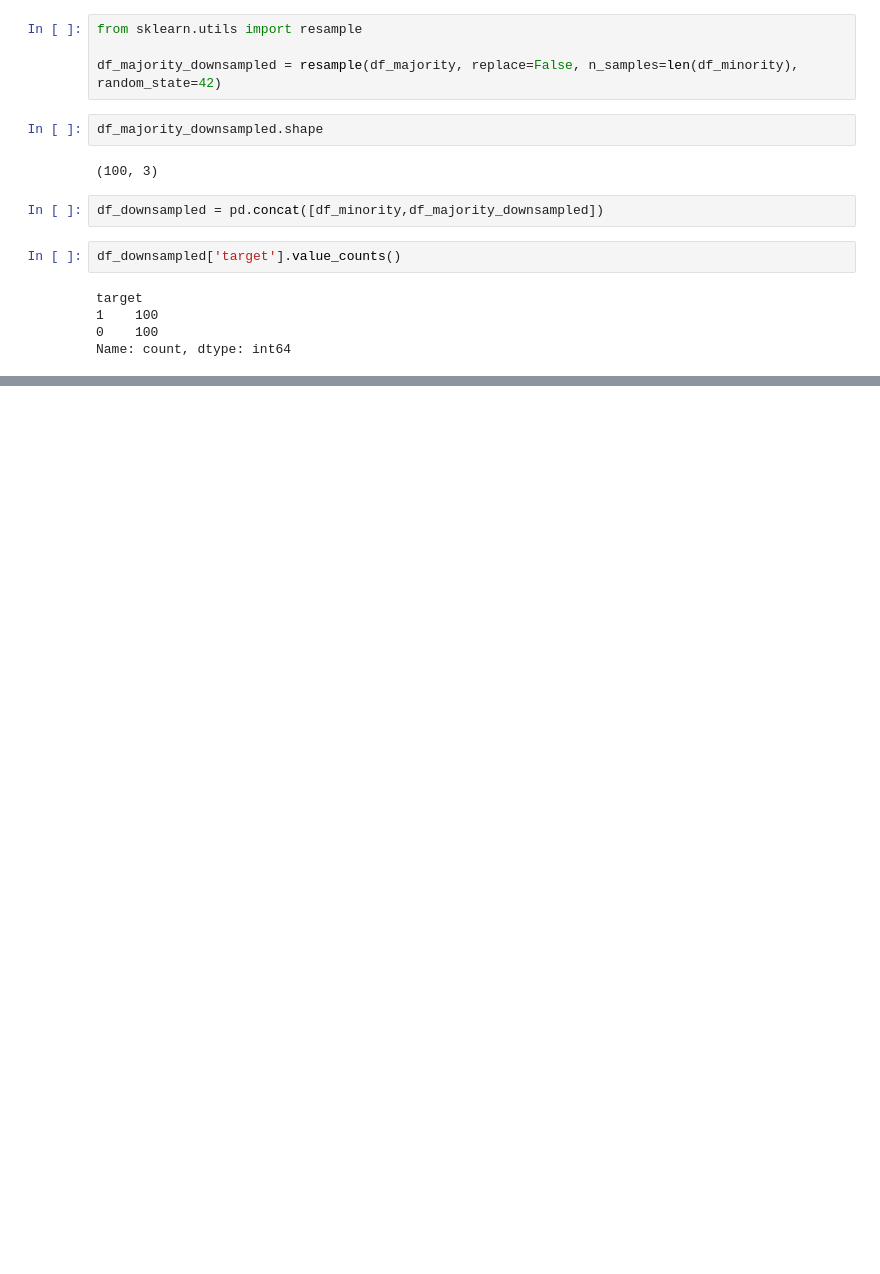
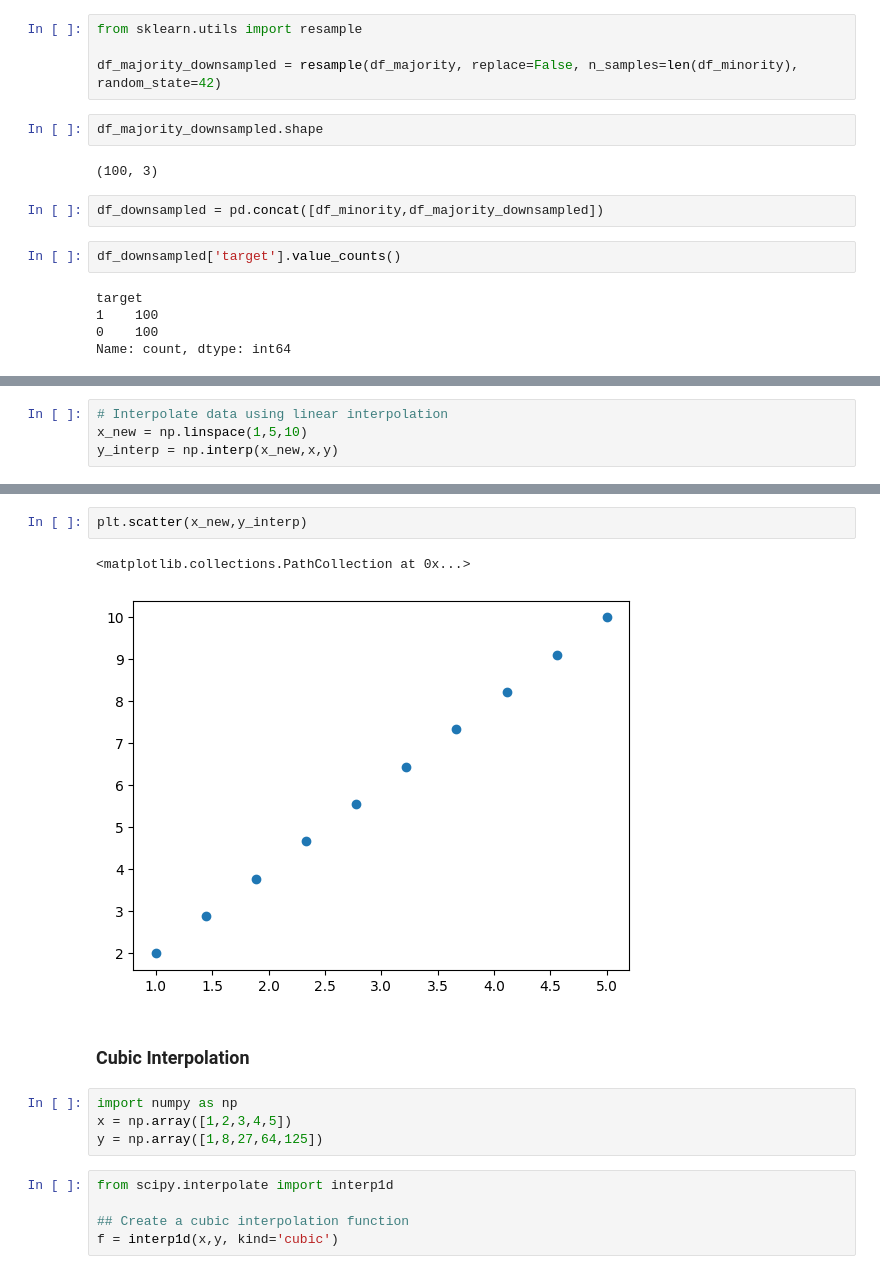
Before and after one commit to prshntshinde/pw-datascience, a Jupyter notebook: practice_sessions/machine-learning/ml-ses1.ipynb, the cells around one changed output, grey strips where cells are left out. Drawn from its saved outputs; the diff is of its cells as text; blank space fills up the shorter version.

```diff
--- a/practice_sessions/machine-learning/ml-ses1.ipynb
+++ b/practice_sessions/machine-learning/ml-ses1.ipynb
@@ -315,0 +408,4 @@ Name: count, dtype: int64
+# %%
+# Interpolate data using linear interpolation
+x_new = np.linspace(1,5,10)
+y_interp = np.interp(x_new,x,y)
@@ -315,0 +417,16 @@ Name: count, dtype: int64
+# %%
+plt.scatter(x_new,y_interp)
+# %% [output]
+<matplotlib.collections.PathCollection at 0x...>
+[figure, added]
+# %% [markdown]
+### Cubic Interpolation
+# %%
+import numpy as np
+x = np.array([1,2,3,4,5])
+y = np.array([1,8,27,64,125])
+# %%
+from scipy.interpolate import interp1d
+
+## Create a cubic interpolation function
+f = interp1d(x,y, kind='cubic')
```
Also changed, not shown: parts of 27 cells of this notebook.
